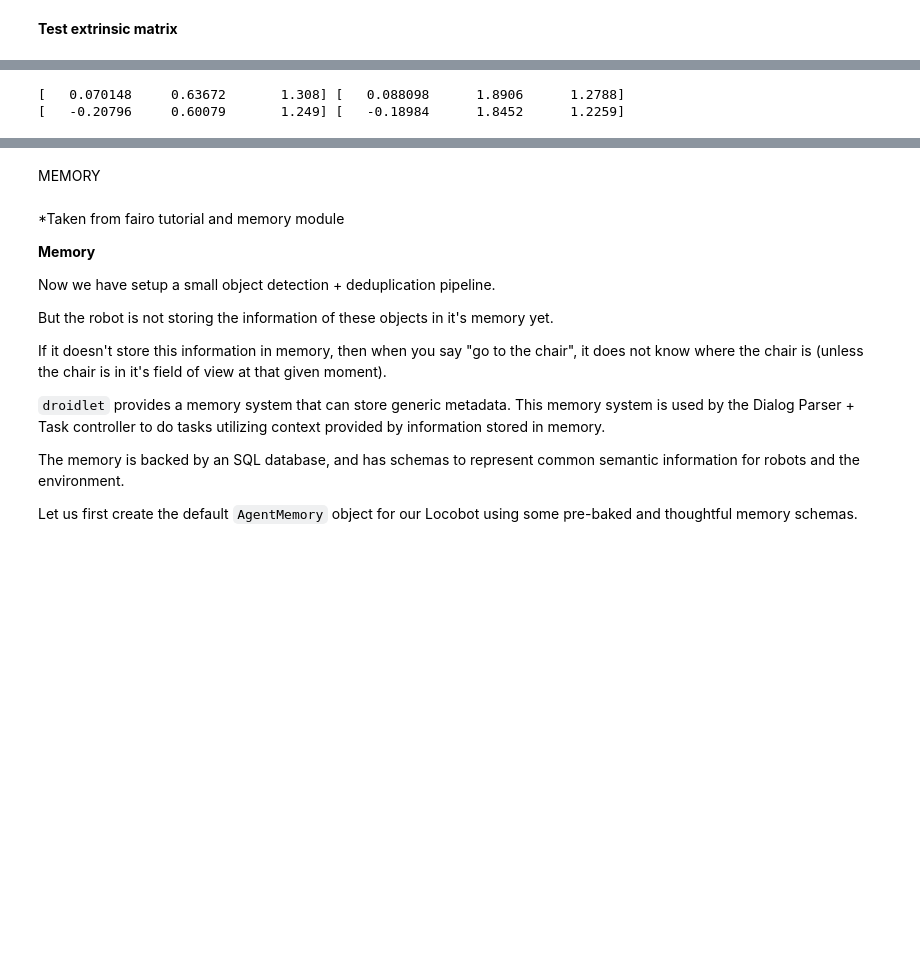
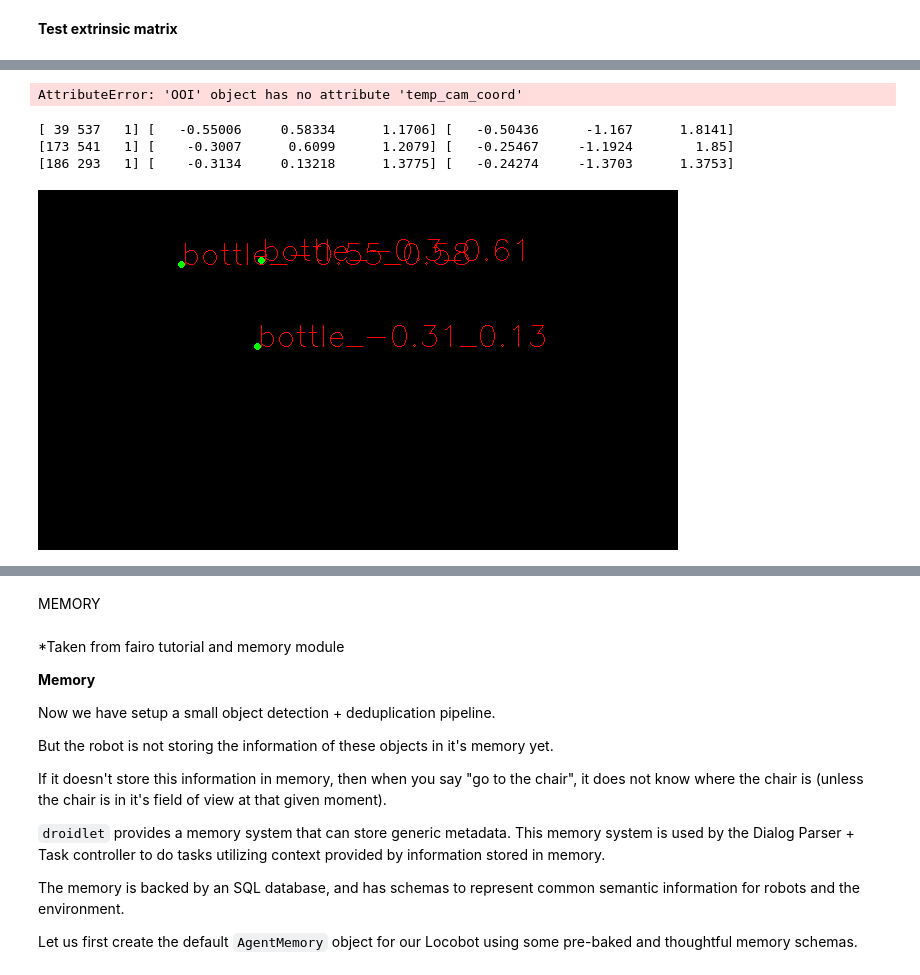
Before and after one commit to BatmanofZuhandArrgh/StretchRE1_Controls, a Jupyter notebook: RE1_memory_objdet_demo.ipynb, the cells around one changed output, grey strips where cells are left out. Drawn from its saved outputs; the diff is of its cells as text; code cells hidden in the pictures; blank space fills up the shorter version.

```diff
--- a/RE1_memory_objdet_demo.ipynb
+++ b/RE1_memory_objdet_demo.ipynb
@@ -192,9 +205,25 @@ Jupyter environment detected. Enabling Open3D WebVisualizer.
 from POI.landmark_screen import LandmarkScreen
 
 landmark_screen.update_base_coords(extrinsic_mat)
+# %%
+print(bottle0.img_coord, bottle0.cam_coord, bottle0.temp_cam_coord, bottle0.base_coord)
+print(bottle1.img_coord, bottle1.cam_coord, bottle1.temp_cam_coord, bottle1.base_coord)
+print(landmark_screen.get_OOI()[2].img_coord, landmark_screen.get_OOI()[2].cam_coord , landmark_screen.get_OOI()[2].temp_cam_coord, landmark_screen.get_OOI()[2].base_coord )
+# %% [output]
+AttributeError: 'OOI' object has no attribute 'temp_cam_coord'
 # %%
-print(bottle0.cam_coord, bottle0.base_coord)
-print(bottle1.cam_coord, bottle1.base_coord)
+print(bottle0.img_coord, bottle0.cam_coord, bottle0.base_coord)
+print(bottle1.img_coord, bottle1.cam_coord, bottle1.base_coord)
+print(landmark_screen.get_OOI()[2].img_coord, landmark_screen.get_OOI()[2].cam_coord , landmark_screen.get_OOI()[2].base_coord )
 # %% [output]
-[   0.070148     0.63672       1.308] [   0.088098      1.8906      1.2788]
-[   -0.20796     0.60079       1.249] [   -0.18984      1.8452      1.2259]
+[ 39 537   1] [   -0.55006     0.58334      1.1706] [   -0.50436      -1.167      1.8141]
+[173 541   1] [    -0.3007      0.6099      1.2079] [   -0.25467     -1.1924        1.85]
+[186 293   1] [    -0.3134     0.13218      1.3775] [   -0.24274     -1.3703      1.3753]
+# %%
+landmarks = landmark_screen.get_landmarks()
+from planning.path_planner import PathPlanner
+path_planner = PathPlanner(landmark_dict=landmarks)
+# %%
+path_planner.viz_cam()
+# %% [output]
+[figure, added]
```
Also changed, not shown: parts of 11 cells of this notebook, 6 other files.
